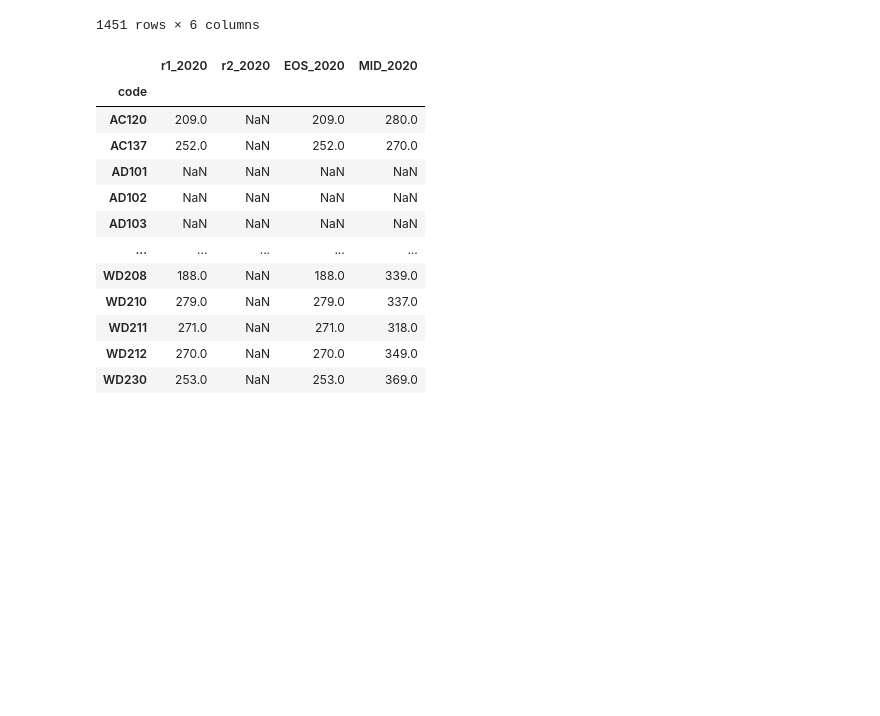
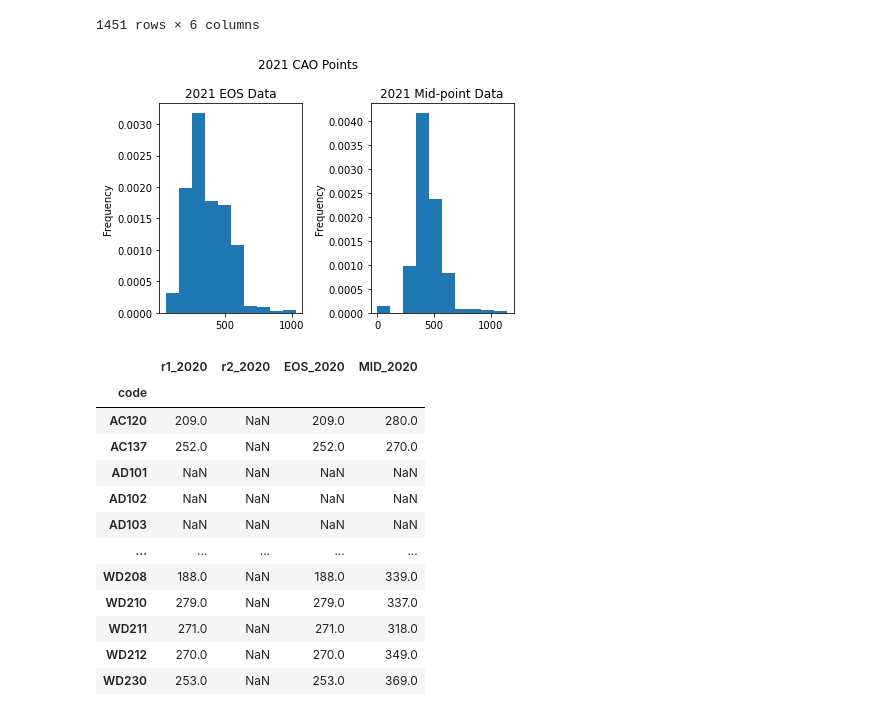
Before and after one commit to fionnmccarthy/Fundamentals-of-Data-Analysis, a Jupyter notebook: cao.ipynb, the cells around one changed output. Saved outputs shown, nothing was run; the diff lists cells and outputs as text; code cells hidden in the pictures; blank space fills up the shorter version.

```diff
--- a/cao.ipynb
+++ b/cao.ipynb
@@ -1072,6 +973,25 @@ df2021_data
 | WD231 | Welfare | 266.0 | NaN | 266.0 | 366.0 | 8 |
 | WD232 | Business and administration | 261.0 | 261.0 | 261.0 | 329.0 | 8 |
 1451 rows × 6 columns
+# %%
+# Below I define a fucntion to plot teh distribution of each years mid-point and eos data
+def hist_points(p1, p2, p3, p4, p5):
+    fig, axes = plt.subplots(2, 2)
+    plt.subplot(1, 2, 1)
+    plt.hist(p1, density = True)
+    plt.title(p2)
+    plt.ylabel("Frequency")
+    plt.subplot(1, 2, 2)
+    plt.hist(p3, density = True)
+    plt.title(p4)
+    plt.ylabel("Frequency")
+    plt.suptitle(p5)
+    #Adjusts plots to fit area
+    fig.tight_layout()
+# %%
+hist_points(df2021_data['EOS_2021'], "2021 EOS Data", df2021_data['MID_2021'], "2021 Mid-point Data", "2021 CAO Points")
+# %% [output]
+[figure, added]
 # %%
 df2020_data = df2020[['COURSE CODE2', 'R1 POINTS', 'R2 POINTS', 'EOS','EOS Mid-point']]
 df2020_data.columns = ['code', 'r1_2020', 'r2_2020', 'EOS_2020', 'MID_2020']
```
Also changed, not shown: parts of 64 cells of this notebook, 32 other files.
